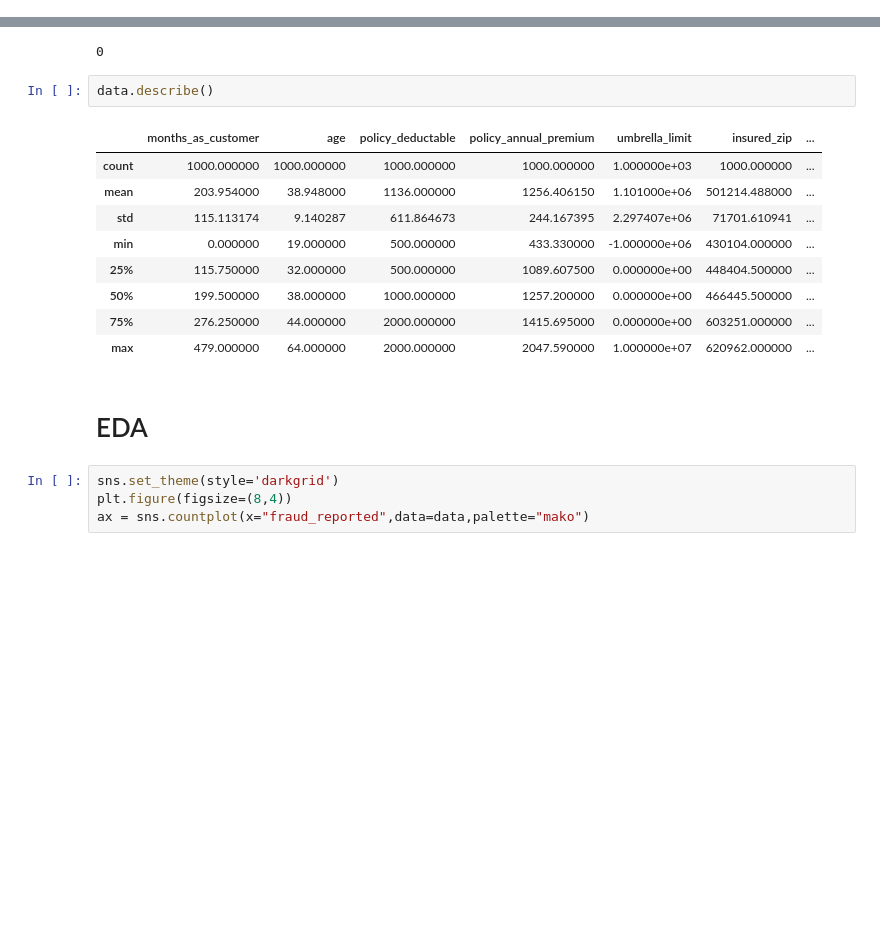
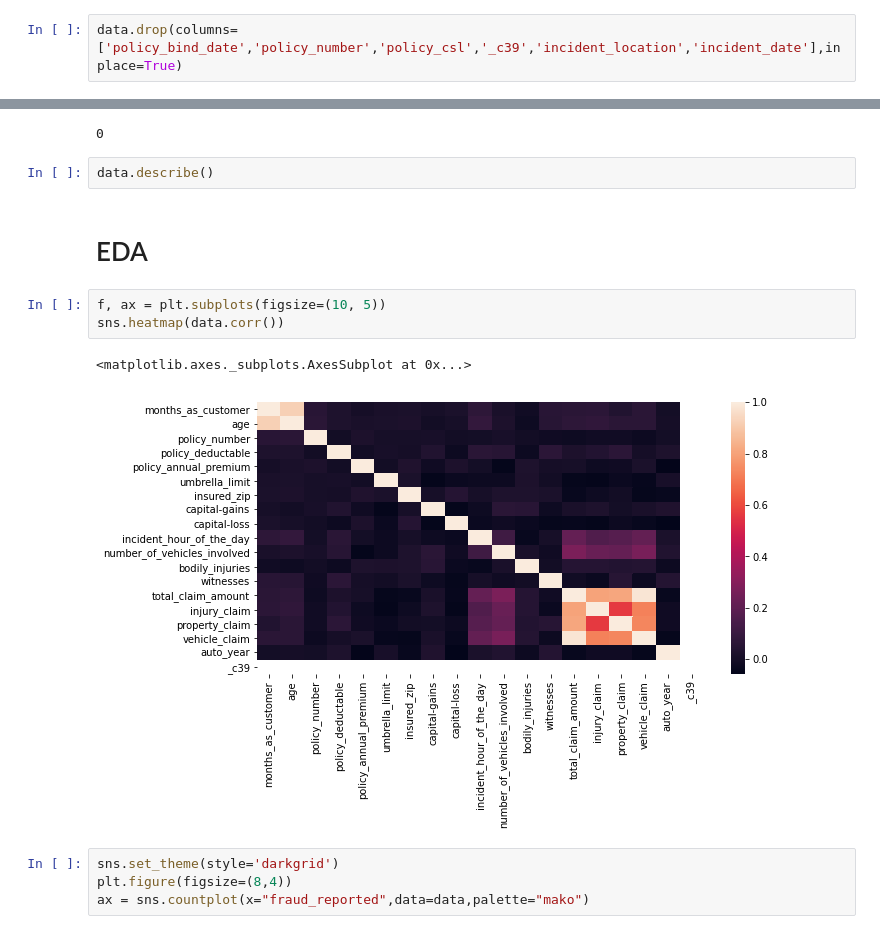
Before and after one commit to Gail529/Insurance-Fraud, a Jupyter notebook: Insurance__fraud.ipynb, the cells around one changed output, grey strips where cells are left out. Cells and saved outputs as stored; diff of their text form; blank space fills up the shorter version.

```diff
--- a/Insurance__fraud.ipynb
+++ b/Insurance__fraud.ipynb
@@ -74,2 +68,4 @@ del[data['incident_date']]
+# %%
+data.drop(columns=['policy_bind_date','policy_number','policy_csl','_c39','incident_location','incident_date'],inplace=True)
 # %% [markdown]
 general info about the dataset
@@ -88,18 +79,14 @@ data.isnull().sum().sum()
 0
 # %%
 data.describe()
-# %% [output]
-|  | months_as_customer | age | policy_deductable | policy_annual_premium | umbrella_limit | insured_zip | ... |
-| count | 1000.000000 | 1000.000000 | 1000.000000 | 1000.000000 | 1.000000e+03 | 1000.000000 | ... |
-| mean | 203.954000 | 38.948000 | 1136.000000 | 1256.406150 | 1.101000e+06 | 501214.488000 | ... |
-| std | 115.113174 | 9.140287 | 611.864673 | 244.167395 | 2.297407e+06 | 71701.610941 | ... |
-| min | 0.000000 | 19.000000 | 500.000000 | 433.330000 | -1.000000e+06 | 430104.000000 | ... |
-| 25% | 115.750000 | 32.000000 | 500.000000 | 1089.607500 | 0.000000e+00 | 448404.500000 | ... |
-| 50% | 199.500000 | 38.000000 | 1000.000000 | 1257.200000 | 0.000000e+00 | 466445.500000 | ... |
-| 75% | 276.250000 | 44.000000 | 2000.000000 | 1415.695000 | 0.000000e+00 | 603251.000000 | ... |
-| max | 479.000000 | 64.000000 | 2000.000000 | 2047.590000 | 1.000000e+07 | 620962.000000 | ... |
 # %% [markdown]
 # EDA
+# %%
+f, ax = plt.subplots(figsize=(10, 5))
+sns.heatmap(data.corr())
+# %% [output]
+<matplotlib.axes._subplots.AxesSubplot at 0x...>
+[figure, added]
 # %%
 sns.set_theme(style='darkgrid')
 plt.figure(figsize=(8,4))
```
Also changed, not shown: parts of 20 cells of this notebook.
